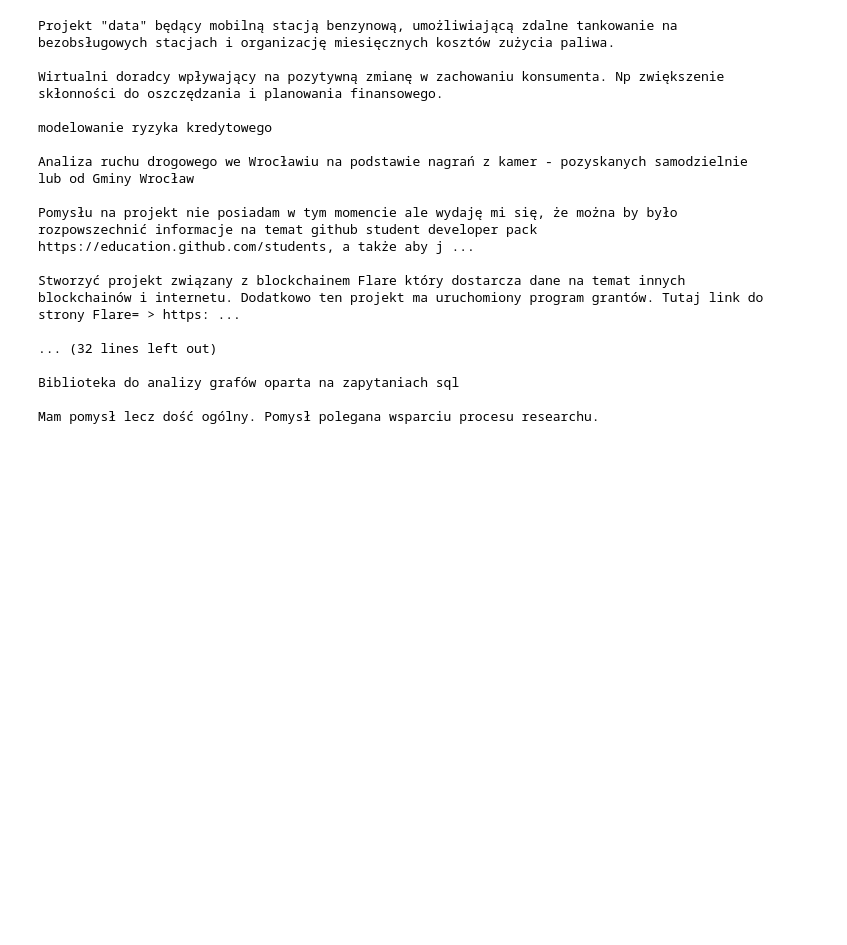
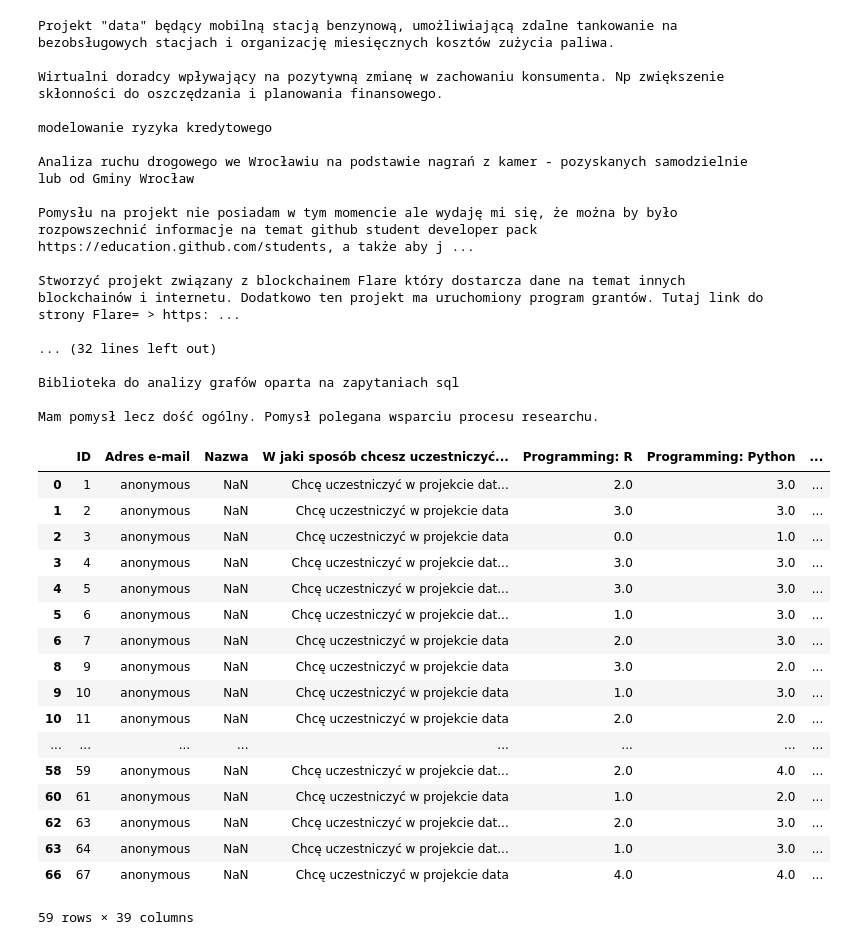
Before and after one commit to Mghd269/DMI-Project, a Jupyter notebook: 01_data_preprocesing.ipynb, the cells around one changed output. Saved outputs shown, nothing was run; the diff lists cells and outputs as text; code cells hidden in the pictures; blank space fills up the shorter version.

Commit message:
Filtering data

```diff
--- a/01_data_preprocesing.ipynb
+++ b/01_data_preprocesing.ipynb
@@ -110,3 +110,34 @@ Stworzyć projekt związany z blockchainem Flare który dostarcza dane na temat
 Biblioteka do analizy grafów oparta na zapytaniach sql
 
 Mam pomysł lecz dość ogólny. Pomysł polegana wsparciu procesu researchu.
+# %%
+# Drop specific columns from the DataFrame
+columns_to_drop = [
+    'Masz jakiś pomysł na projekt data? Napisz nam o tym. Jeżeli to nie ten moment, pozostaw puste pole.',
+    'Jeżeli pominięto branżę, na której się znasz dopisz ją:',
+    'Jeżeli jest obszar, na którym się znasz i chcesz go wykorzystać, dopisz go:'
+]
+
+# Remove the specified columns
+df_filtered1 = df_filtered.drop(columns=columns_to_drop, axis=1)
+
+df_filtered1
+# %% [output]
+|  | ID | Adres e-mail | Nazwa | W jaki sposób chcesz uczestniczyć... | Programming: R | Programming: Python | ... |
+| 0 | 1 | anonymous | NaN | Chcę uczestniczyć w projekcie dat... | 2.0 | 3.0 | ... |
+| 1 | 2 | anonymous | NaN | Chcę uczestniczyć w projekcie data | 3.0 | 3.0 | ... |
+| 2 | 3 | anonymous | NaN | Chcę uczestniczyć w projekcie data | 0.0 | 1.0 | ... |
+| 3 | 4 | anonymous | NaN | Chcę uczestniczyć w projekcie dat... | 3.0 | 3.0 | ... |
+| 4 | 5 | anonymous | NaN | Chcę uczestniczyć w projekcie dat... | 3.0 | 3.0 | ... |
+| 5 | 6 | anonymous | NaN | Chcę uczestniczyć w projekcie dat... | 1.0 | 3.0 | ... |
+| 6 | 7 | anonymous | NaN | Chcę uczestniczyć w projekcie data | 2.0 | 3.0 | ... |
+| 8 | 9 | anonymous | NaN | Chcę uczestniczyć w projekcie data | 3.0 | 2.0 | ... |
+| 9 | 10 | anonymous | NaN | Chcę uczestniczyć w projekcie data | 1.0 | 3.0 | ... |
+| 10 | 11 | anonymous | NaN | Chcę uczestniczyć w projekcie data | 2.0 | 2.0 | ... |
+| ... | ... | ... | ... | ... | ... | ... | ... |
+| 58 | 59 | anonymous | NaN | Chcę uczestniczyć w projekcie dat... | 2.0 | 4.0 | ... |
+| 60 | 61 | anonymous | NaN | Chcę uczestniczyć w projekcie data | 1.0 | 2.0 | ... |
+| 62 | 63 | anonymous | NaN | Chcę uczestniczyć w projekcie dat... | 2.0 | 3.0 | ... |
+| 63 | 64 | anonymous | NaN | Chcę uczestniczyć w projekcie dat... | 1.0 | 3.0 | ... |
+| 66 | 67 | anonymous | NaN | Chcę uczestniczyć w projekcie data | 4.0 | 4.0 | ... |
+59 rows × 39 columns
```
